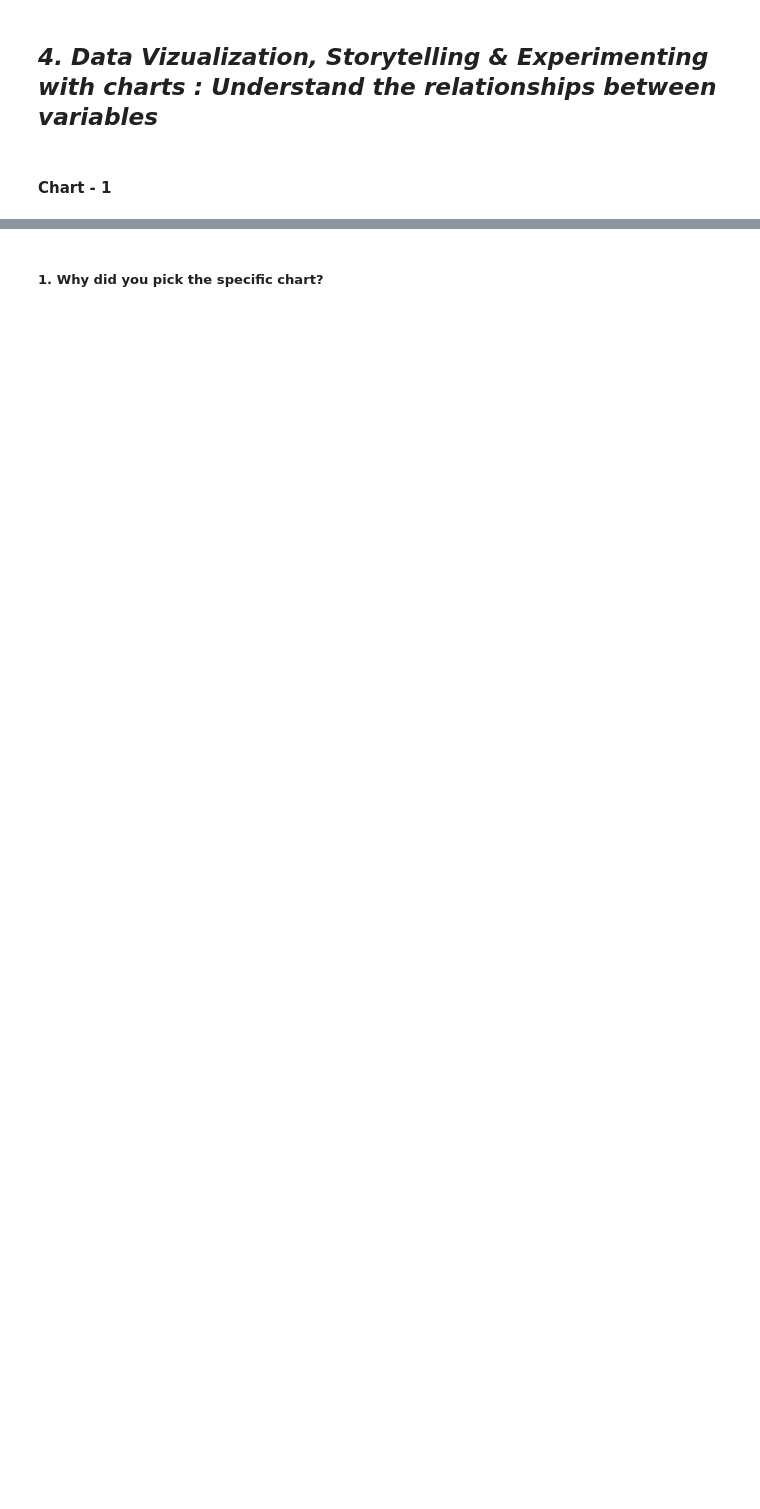
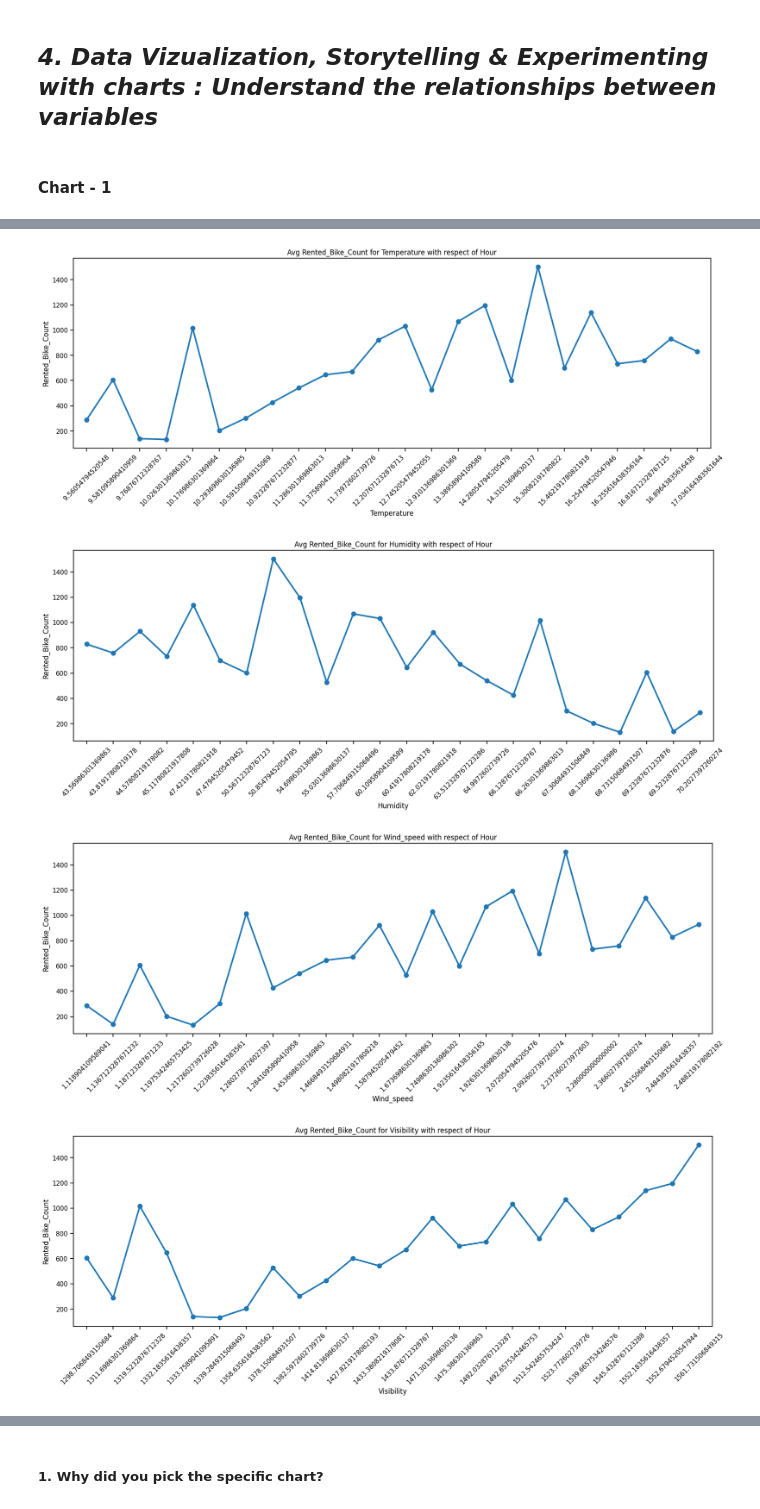
Before and after one commit to Amitkumardas123/Capstone-project----Bike-Sharing-Demand-Prediction, a Jupyter notebook: Bike_sharing_Prediction_Template.ipynb, the cells around one changed output, grey strips where cells are left out. Saved outputs shown, nothing was run; the diff lists cells and outputs as text; code cells hidden in the pictures; blank space fills up the shorter version.

```diff
--- a/Bike_sharing_Prediction_Template.ipynb
+++ b/Bike_sharing_Prediction_Template.ipynb
@@ -312,0 +349,9 @@ Unique values in each categorical_feature are {'Seasons': array(['Winter', 'Spri
+# %%
+# check datatype
+print(Data['Date'].dtype)
+
+#creating copy to keep oringal data safe
+df = Data.copy()
+
+# Change date data type to datetime obj
+df['Date'] = pd.to_datetime(df['Date'], infer_datetime_format=True)
@@ -312,0 +360,10 @@ Unique values in each categorical_feature are {'Seasons': array(['Winter', 'Spri
+# %%
+#Extracting month from date column
+df['Month'] = df['Date'].dt.strftime('%b')
+#Extracting day name from date
+df['Day'] = df['Date'].dt.strftime('%a')
+
+#Extracting year
+df['Year'] = df['Date'].dt.year
+
+df.head()
@@ -322,0 +386,5 @@ Answer Here.
+# %%
+# Chart - 1 visualization code
+#visualize effect on bike_count for change in temparature,humidity,windspeed,visibilty,Dew_point_temp,solar_rad,snow_fall,Rain_fall
+numerical_feature = Data.describe().columns
+numerical_feature
@@ -322,0 +396,13 @@ Answer Here.
+# %%
+for col in numerical_feature[2:]:
+    grp = df.groupby(['Hour'], as_index = False)[col,'Rented_Bike_Count'].mean().sort_values(col, ascending = False)
+    plt.figure(figsize=(20,6))
+    sns.pointplot(x=grp.loc[:,col], y=grp["Rented_Bike_Count"])
+    plt.title(f"Avg Rented_Bike_Count for {col} with respect of Hour")
+    plt.xticks(rotation=45)
+    plt.show()
+# %% [output]
+[figure, added]
+[figure, added]
+[figure, added]
+[figure, added]
```
Also changed, not shown: parts of 43 cells of this notebook.
